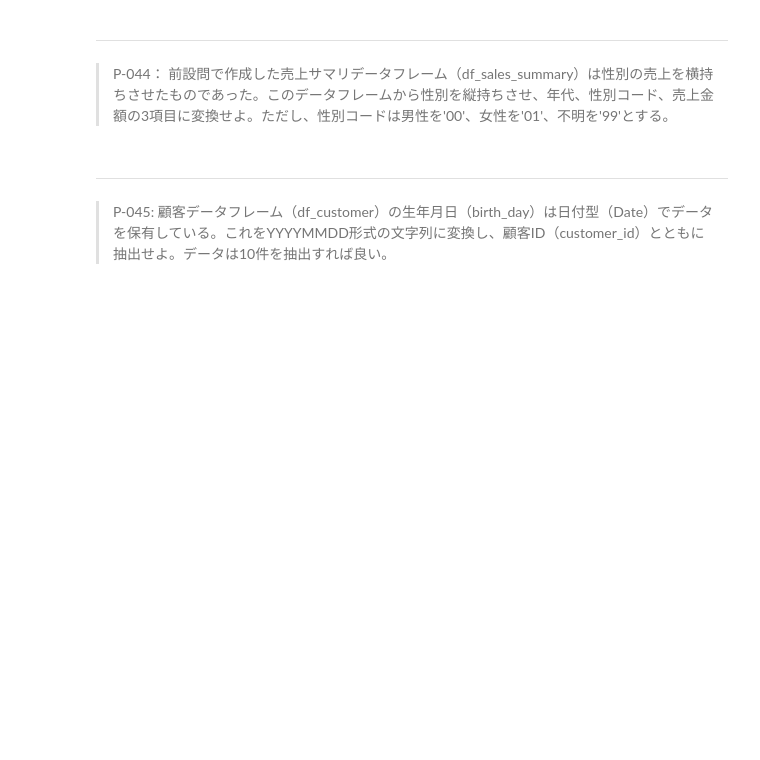
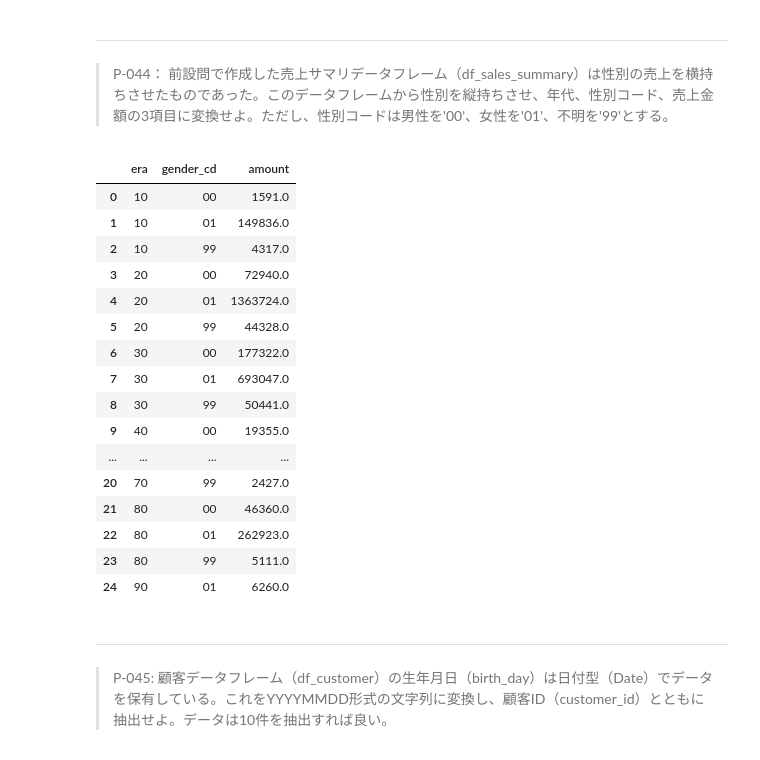
Before and after one commit to ancolin/100knocks-preprocess, a Jupyter notebook: docker/work/20200708_preprocess_knock_Python.ipynb, the cells around one changed output. Drawn from its saved outputs; the diff is of its cells as text; code cells hidden in the pictures; blank space fills up the shorter version.

```diff
--- a/docker/work/20200708_preprocess_knock_Python.ipynb
+++ b/docker/work/20200708_preprocess_knock_Python.ipynb
@@ -606,3 +767,9 @@ Name: amount, dtype: float64
 > P-043： レシート明細データフレーム（df_receipt）と顧客データフレーム（df_customer）を結合し、性別（gender）と年代（ageから計算）ごとに売上金額（amount）を合計した売上サマリデータフレーム（df_sales_summary）を作成せよ。性別は0が男性、1が女性、9が不明を表すものとする。
 >
 > ただし、項目構成は年代、女性の売上金額、男性の売上金額、性別不明の売上金額の4項目とすること（縦に年代、横に性別のクロス集計）。また、年代は10歳ごとの階級とすること。
+# %%
+df_tmp = pd.merge(df_receipt, df_customer, on='customer_id')
+df_tmp['era'] = df_tmp['age'].apply(lambda x: math.floor(x / 10) * 10)
+df_sales_summary = pd.pivot_table(df_tmp, index='era', columns='gender_cd', values='amount', aggfunc='sum')
+df_sales_summary.columns = ['male', 'female', 'other']
+df_sales_summary
@@ -609,6 +788,30 @@ Name: amount, dtype: float64
 # %% [markdown]
 ---
 > P-044： 前設問で作成した売上サマリデータフレーム（df_sales_summary）は性別の売上を横持ちさせたものであった。このデータフレームから性別を縦持ちさせ、年代、性別コード、売上金額の3項目に変換せよ。ただし、性別コードは男性を'00'、女性を'01'、不明を'99'とする。
+# %%
+df_tmp = df_sales_summary.stack().reset_index()
+df_tmp.columns = ['era', 'gender_cd', 'amount']
+df_tmp['gender_cd'] = df_tmp['gender_cd'].replace({'male': '00', 'female': '01', 'other': '99'})
+df_sales_summary = df_tmp
+df_sales_summary
+# %% [output]
+|  | era | gender_cd | amount |
+| 0 | 10 | 00 | 1591.0 |
+| 1 | 10 | 01 | 149836.0 |
+| 2 | 10 | 99 | 4317.0 |
+| 3 | 20 | 00 | 72940.0 |
+| 4 | 20 | 01 | 1363724.0 |
+| 5 | 20 | 99 | 44328.0 |
+| 6 | 30 | 00 | 177322.0 |
+| 7 | 30 | 01 | 693047.0 |
+| 8 | 30 | 99 | 50441.0 |
+| 9 | 40 | 00 | 19355.0 |
+| ... | ... | ... | ... |
+| 20 | 70 | 99 | 2427.0 |
+| 21 | 80 | 00 | 46360.0 |
+| 22 | 80 | 01 | 262923.0 |
+| 23 | 80 | 99 | 5111.0 |
+| 24 | 90 | 01 | 6260.0 |
 # %% [markdown]
 ---
 > P-045: 顧客データフレーム（df_customer）の生年月日（birth_day）は日付型（Date）でデータを保有している。これをYYYYMMDD形式の文字列に変換し、顧客ID（customer_id）とともに抽出せよ。データは10件を抽出すれば良い。
```
Also changed, not shown: parts of 11 cells of this notebook.
